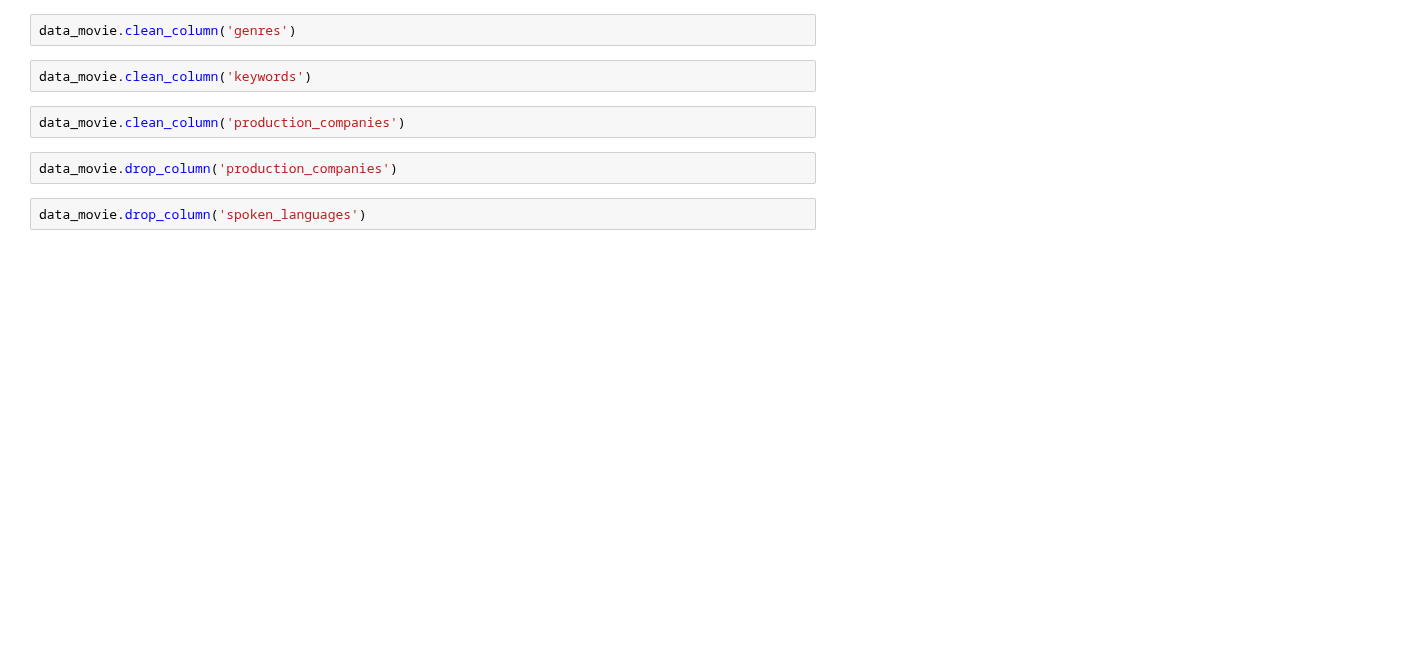
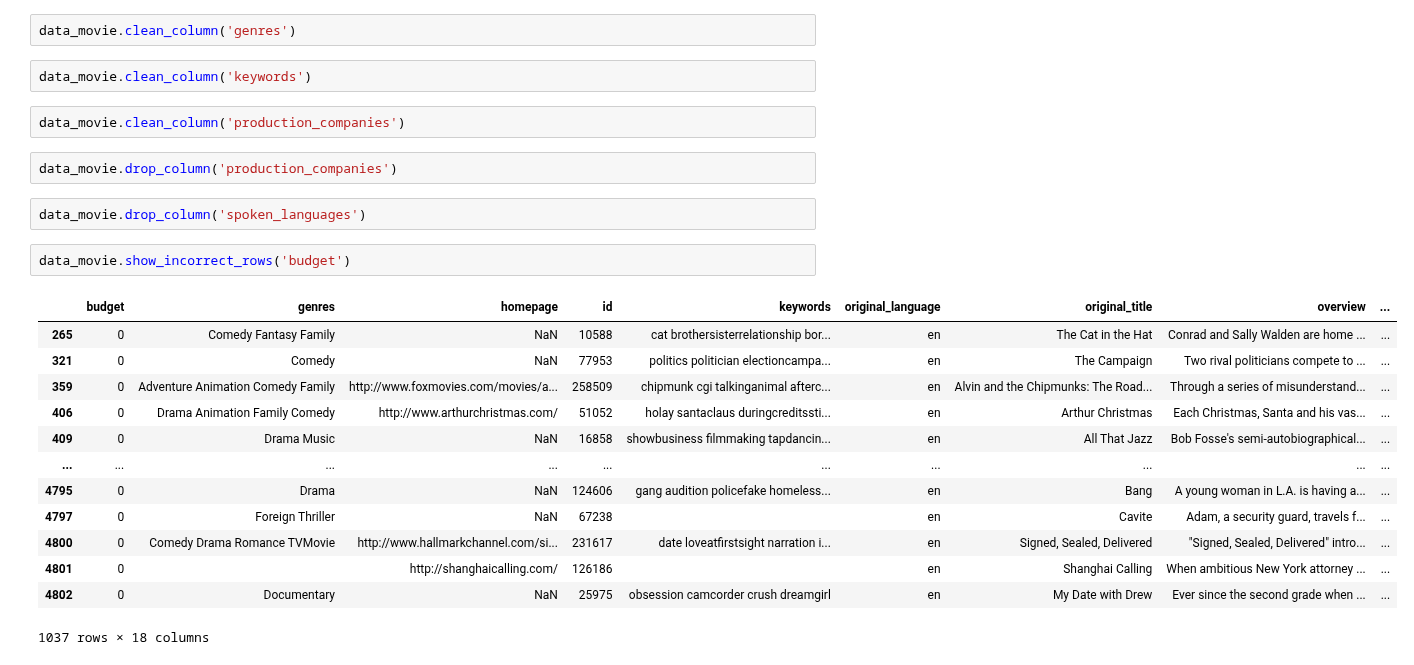
Before and after one commit to tundraparisi/dscoding-projects, a Jupyter notebook: ayagoz.shayakhmetova/CISI-project/cisi_project/import_OOP.ipynb, the cells around one changed output. Drawn from its saved outputs; the diff is of its cells as text; blank space fills up the shorter version.

```diff
--- a/ayagoz.shayakhmetova/CISI-project/cisi_project/import_OOP.ipynb
+++ b/ayagoz.shayakhmetova/CISI-project/cisi_project/import_OOP.ipynb
@@ -55,3 +55,19 @@ data_movie.clean_column('production_companies')
 data_movie.drop_column('production_companies')
 # %%
 data_movie.drop_column('spoken_languages')
+# %%
+data_movie.show_incorrect_rows('budget')
+# %% [output]
+|  | budget | genres | homepage | id | keywords | original_language | original_title | overview | ... |
+| 265 | 0 | Comedy Fantasy Family | NaN | 10588 | cat brothersisterrelationship bor... | en | The Cat in the Hat | Conrad and Sally Walden are home ... | ... |
+| 321 | 0 | Comedy | NaN | 77953 | politics politician electioncampa... | en | The Campaign | Two rival politicians compete to ... | ... |
+| 359 | 0 | Adventure Animation Comedy Family | http://www.foxmovies.com/movies/a... | 258509 | chipmunk cgi talkinganimal afterc... | en | Alvin and the Chipmunks: The Road... | Through a series of misunderstand... | ... |
+| 406 | 0 | Drama Animation Family Comedy | http://www.arthurchristmas.com/ | 51052 | holay santaclaus duringcreditssti... | en | Arthur Christmas | Each Christmas, Santa and his vas... | ... |
+| 409 | 0 | Drama Music | NaN | 16858 | showbusiness filmmaking tapdancin... | en | All That Jazz | Bob Fosse's semi-autobiographical... | ... |
+| ... | ... | ... | ... | ... | ... | ... | ... | ... | ... |
+| 4795 | 0 | Drama | NaN | 124606 | gang audition policefake homeless... | en | Bang | A young woman in L.A. is having a... | ... |
+| 4797 | 0 | Foreign Thriller | NaN | 67238 |  | en | Cavite | Adam, a security guard, travels f... | ... |
+| 4800 | 0 | Comedy Drama Romance TVMovie | http://www.hallmarkchannel.com/si... | 231617 | date loveatfirstsight narration i... | en | Signed, Sealed, Delivered | "Signed, Sealed, Delivered" intro... | ... |
+| 4801 | 0 |  | http://shanghaicalling.com/ | 126186 |  | en | Shanghai Calling | When ambitious New York attorney ... | ... |
+| 4802 | 0 | Documentary | NaN | 25975 | obsession camcorder crush dreamgirl | en | My Date with Drew | Ever since the second grade when ... | ... |
+1037 rows × 18 columns
```
Also changed, not shown: parts of 8 cells of this notebook, 7 other files.
